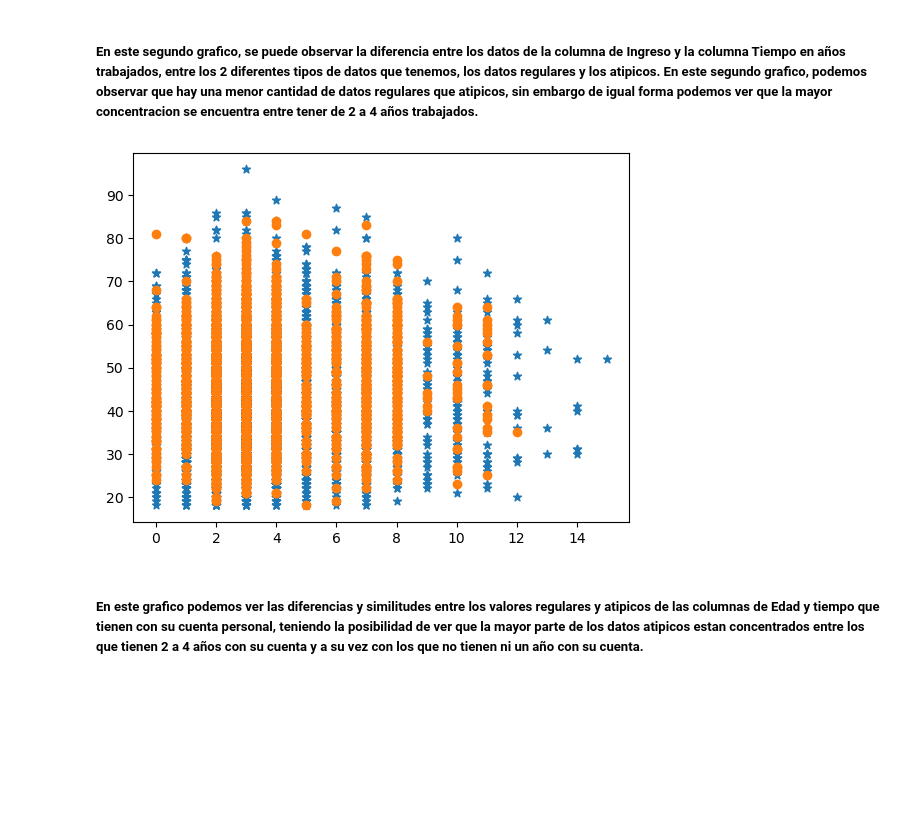
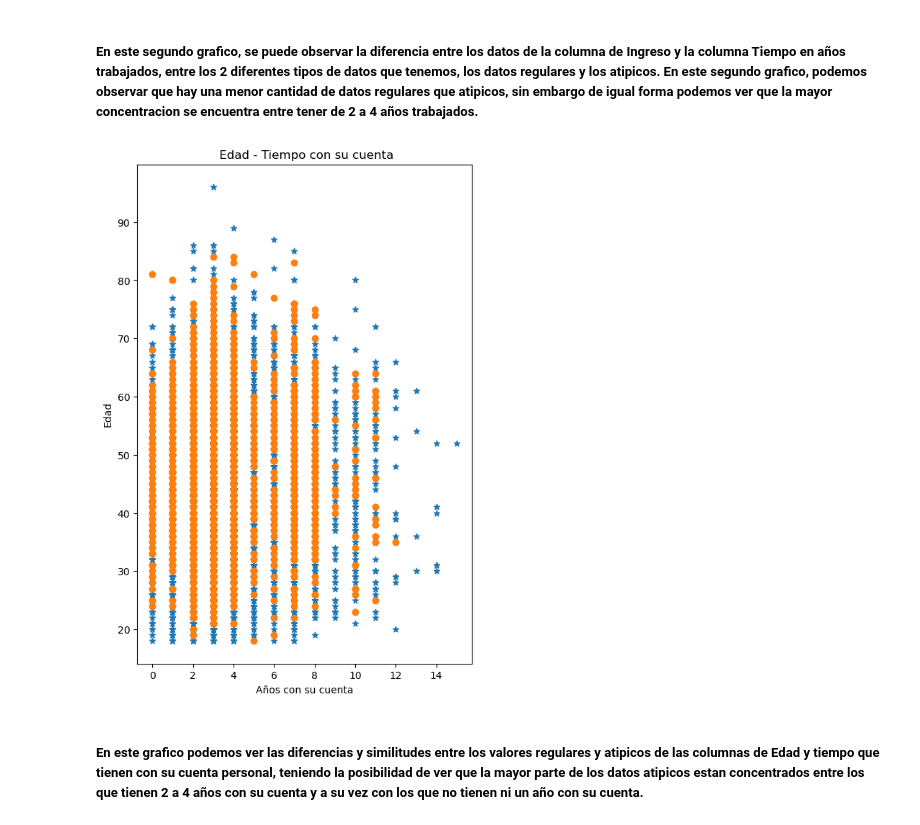
Before and after one commit to ismaelacosta/Proyecto_AID, a Jupyter notebook: examen.ipynb, the cells around one changed output. Cells and saved outputs as stored; diff of their text form; code cells hidden in the pictures; blank space fills up the shorter version.

```diff
--- a/examen.ipynb
+++ b/examen.ipynb
@@ -1131,11 +1140,15 @@ plt.show()
 # %% [markdown]
 ##### En este segundo grafico, se puede observar la diferencia entre los datos de la columna de Ingreso y la columna Tiempo en años trabajados, entre los 2 diferentes tipos de datos que tenemos, los datos regulares y los atipicos. En este segundo grafico, podemos observar que hay una menor cantidad de datos regulares que atipicos, sin embargo de igual forma podemos ver que la mayor concentracion se encuentra entre tener de 2 a 4 años trabajados.
 # %%
+plt.figure(figsize=(6, 9), dpi=100)
+plt.title(" Edad - Tiempo con su cuenta")
+plt.xlabel("Años con su cuenta")
+plt.ylabel("Edad")
 plt.scatter(df['Tiempo_cuenta_personal(anos)'], df['Edad'], marker="*")
 plt.scatter(df_outliers['Tiempo_cuenta_personal(anos)'], df_outliers['Edad'])
 plt.show()
 # %% [output]
-[figure, old version]
+[figure, new version]
 # %% [markdown]
 ##### En este grafico podemos ver las diferencias y similitudes entre los valores regulares y atipicos de las columnas de Edad y tiempo que tienen con su cuenta personal, teniendo la posibilidad de ver que la mayor parte de los datos atipicos estan concentrados entre los que tienen 2 a 4 años con su cuenta y a su vez con los que no tienen ni un año con su cuenta.
 # %%
```
Also changed, not shown: parts of 11 cells of this notebook.
